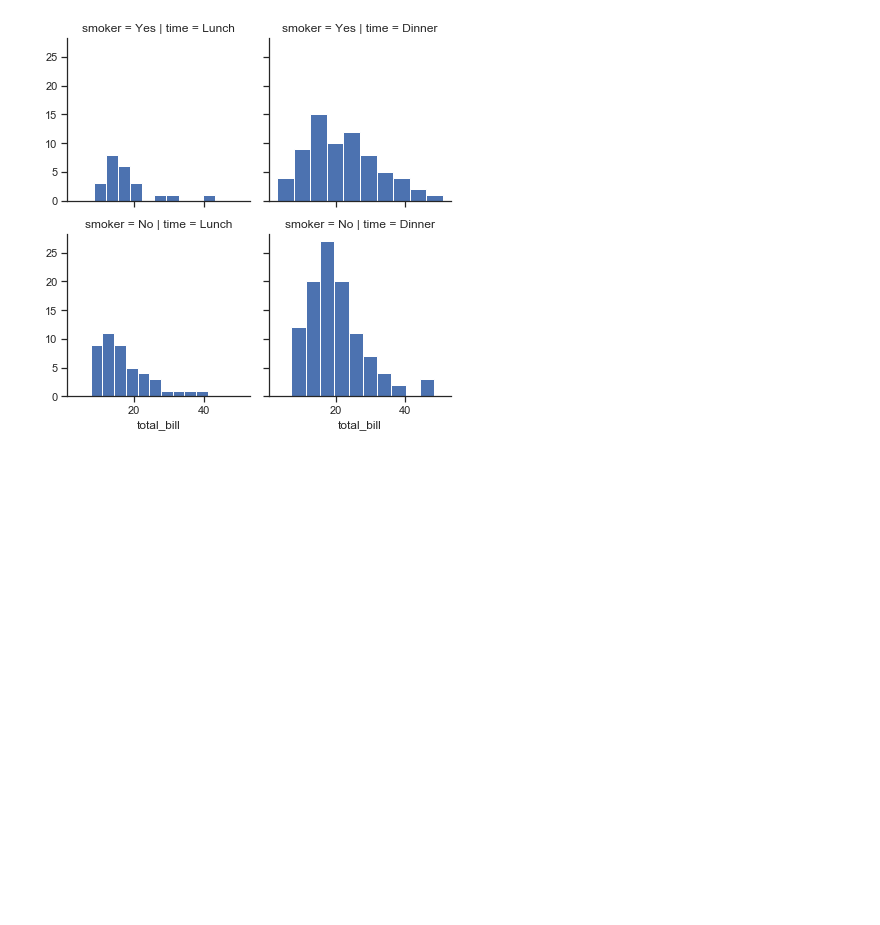
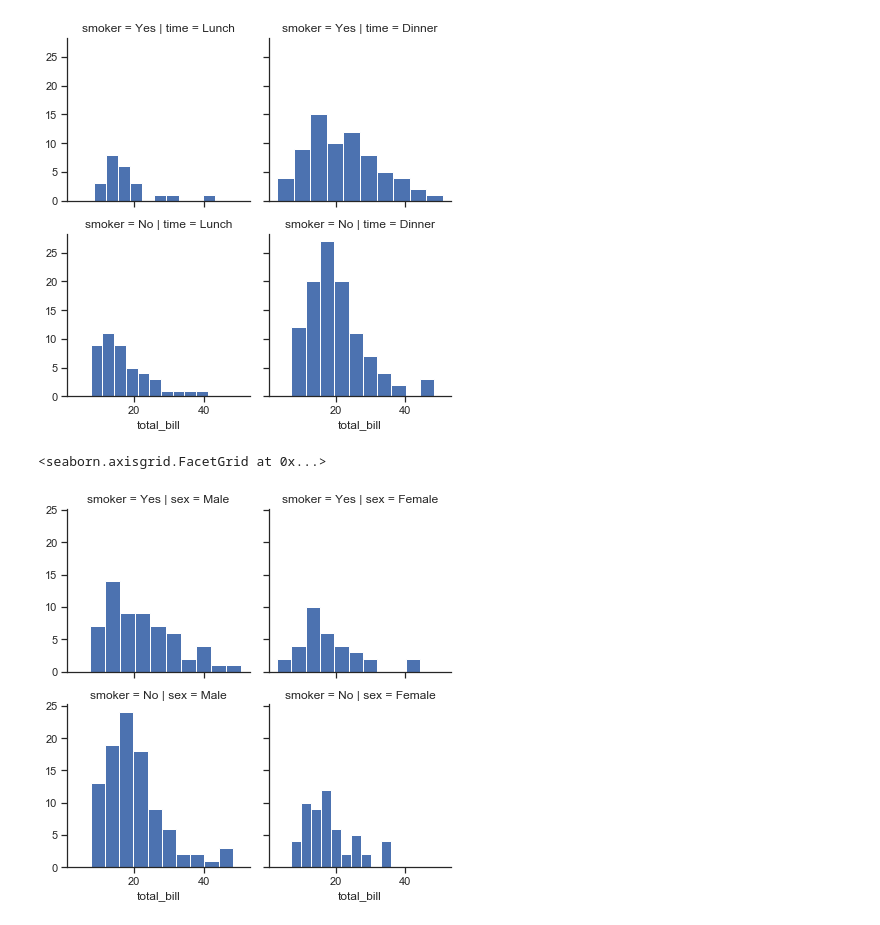
Before and after one commit to manasa-rajesh/Python-for-DataScience, a Jupyter notebook: Seaborn.ipynb, the cells around one changed output. Cells and saved outputs as stored; diff of their text form; code cells hidden in the pictures; blank space fills up the shorter version.

Commit message:
Seaborn

```diff
--- a/Seaborn.ipynb
+++ b/Seaborn.ipynb
@@ -65,3 +65,9 @@ sns.FacetGrid(tips,col='time',row='smoker').map(plt.hist,"total_bill")
 # %% [output]
 <seaborn.axisgrid.FacetGrid at 0x...>
 [figure]
+# %%
+sns.set(style='ticks',color_codes=True)
+sns.FacetGrid(tips,col='sex',row='smoker').map(plt.hist,"total_bill")
+# %% [output]
+<seaborn.axisgrid.FacetGrid at 0x...>
+[figure, added]
```
Also changed, not shown: parts of 1 cell of this notebook.
